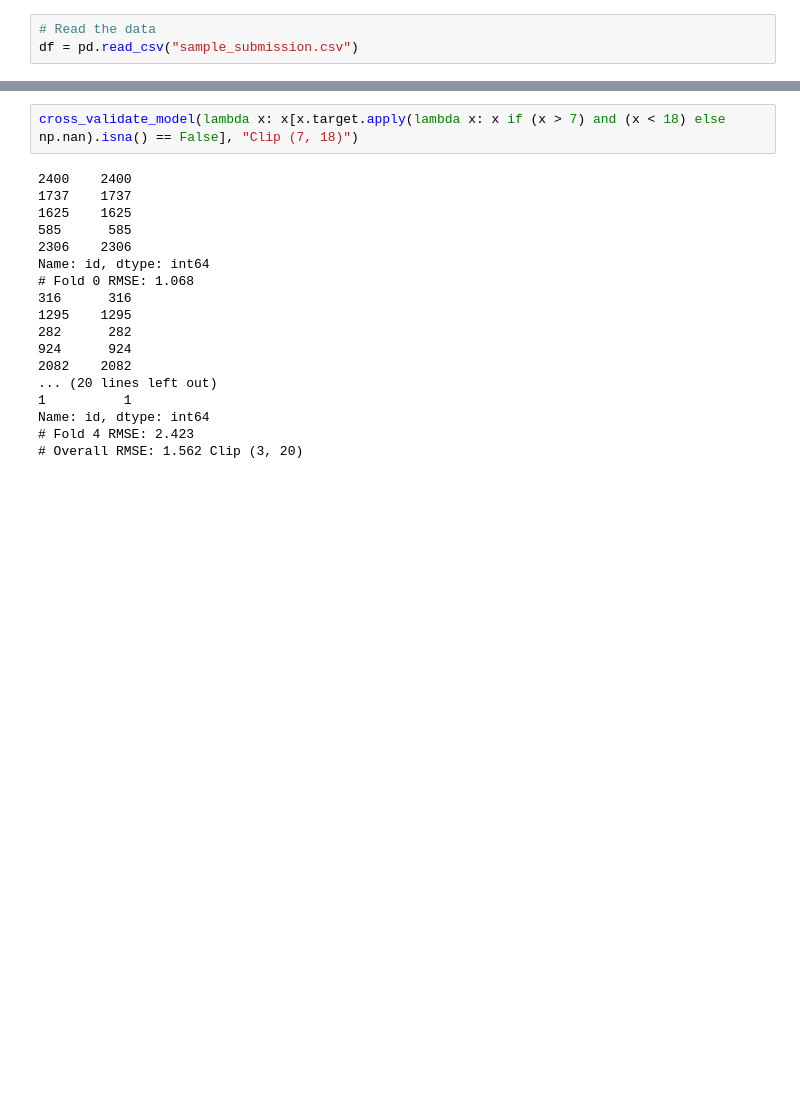
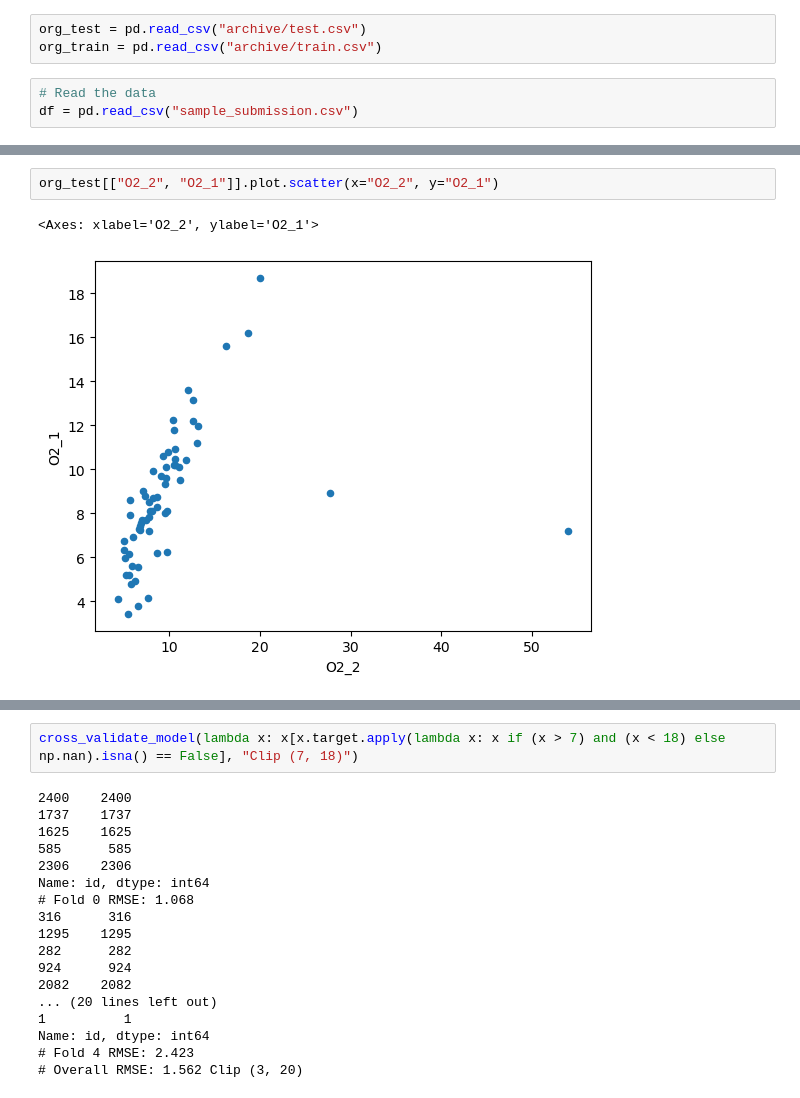
Before and after one commit to LazyDart/KaggleS3E21, a Jupyter notebook: data_creation.ipynb, the cells around one changed output, grey strips where cells are left out. Drawn from its saved outputs; the diff is of its cells as text; blank space fills up the shorter version.

```diff
--- a/data_creation.ipynb
+++ b/data_creation.ipynb
@@ -61,6 +67,9 @@ def cross_validate_model(prepare_submission, label):
 # %%
 # Keep track of all the results, and their notes
 result_list = []
+# %%
+org_test = pd.read_csv("archive/test.csv")
+org_train = pd.read_csv("archive/train.csv")
 # %%
 # Read the data
 df = pd.read_csv("sample_submission.csv")
@@ -102,0 +96,5 @@ Name: id, dtype: int64
+# %%
+org_test[["O2_2", "O2_1"]].plot.scatter(x="O2_2", y="O2_1")
+# %% [output]
+<Axes: xlabel='O2_2', ylabel='O2_1'>
+[figure, added]
```
Also changed, not shown: parts of 47 cells of this notebook.
